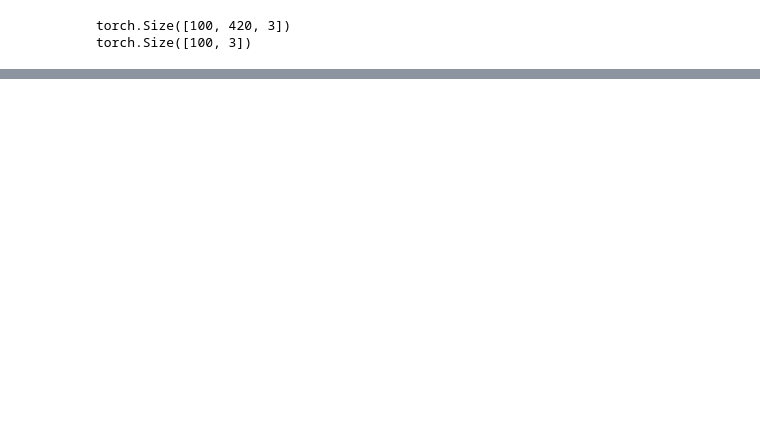
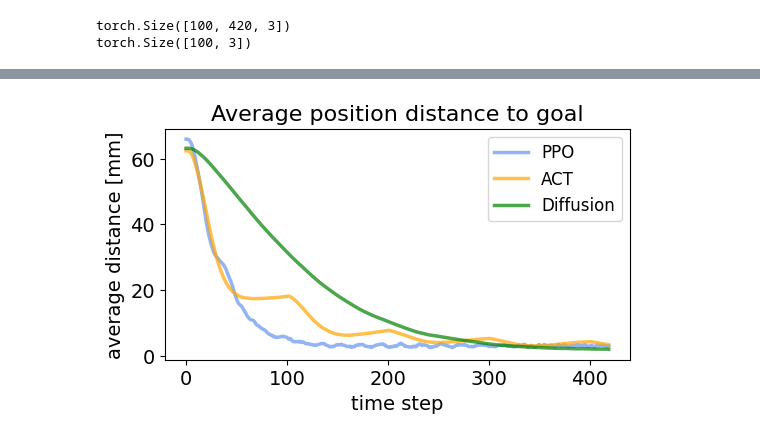
Before and after one commit to SonoGym/SonoGym, a Jupyter notebook: workflows/visualize/visualize_guidance.ipynb, the cells around one changed output, grey strips where cells are left out. Drawn from its saved outputs; the diff is of its cells as text; code cells hidden in the pictures; blank space fills up the shorter version.

```diff
--- a/workflows/visualize/visualize_guidance.ipynb
+++ b/workflows/visualize/visualize_guidance.ipynb
@@ -124,0 +133,23 @@ torch.Size([100, 3])
+# %%
+plt.rcParams.update({
+    "font.size": 14,          # Base font size
+    "axes.titlesize": 16,     # Title size
+    "axes.labelsize": 14,     # X/Y label size
+    "xtick.labelsize": 14,    # Tick label size
+    "ytick.labelsize": 14,
+    "legend.fontsize": 12,    # Legend text size
+    "figure.titlesize": 18    # Figure title (if used)
+})
+
+fig, ax = plt.subplots()
+fig.set_size_inches(6, 3)
+ax.plot(PPO_ave_pos_distance * 1.5, label='PPO', color='cornflowerblue', linewidth=2.5, alpha=0.7)
+ax.plot(ACT_ave_pos_distance * 1.5, label='ACT', color='orange', linewidth=2.5, alpha=0.7)
+ax.plot(diff_ave_pos_distance * 1.5, label='Diffusion', color='green', linewidth=2.5, alpha=0.7)
+ax.set_xlabel("time step")
+ax.set_ylabel("average distance [mm]")
+ax.set_title('Average position distance to goal')
+ax.legend()
+plt.show()
+# %% [output]
+[figure, added]
```
Also changed, not shown: parts of 4 cells of this notebook, 13 other files.
